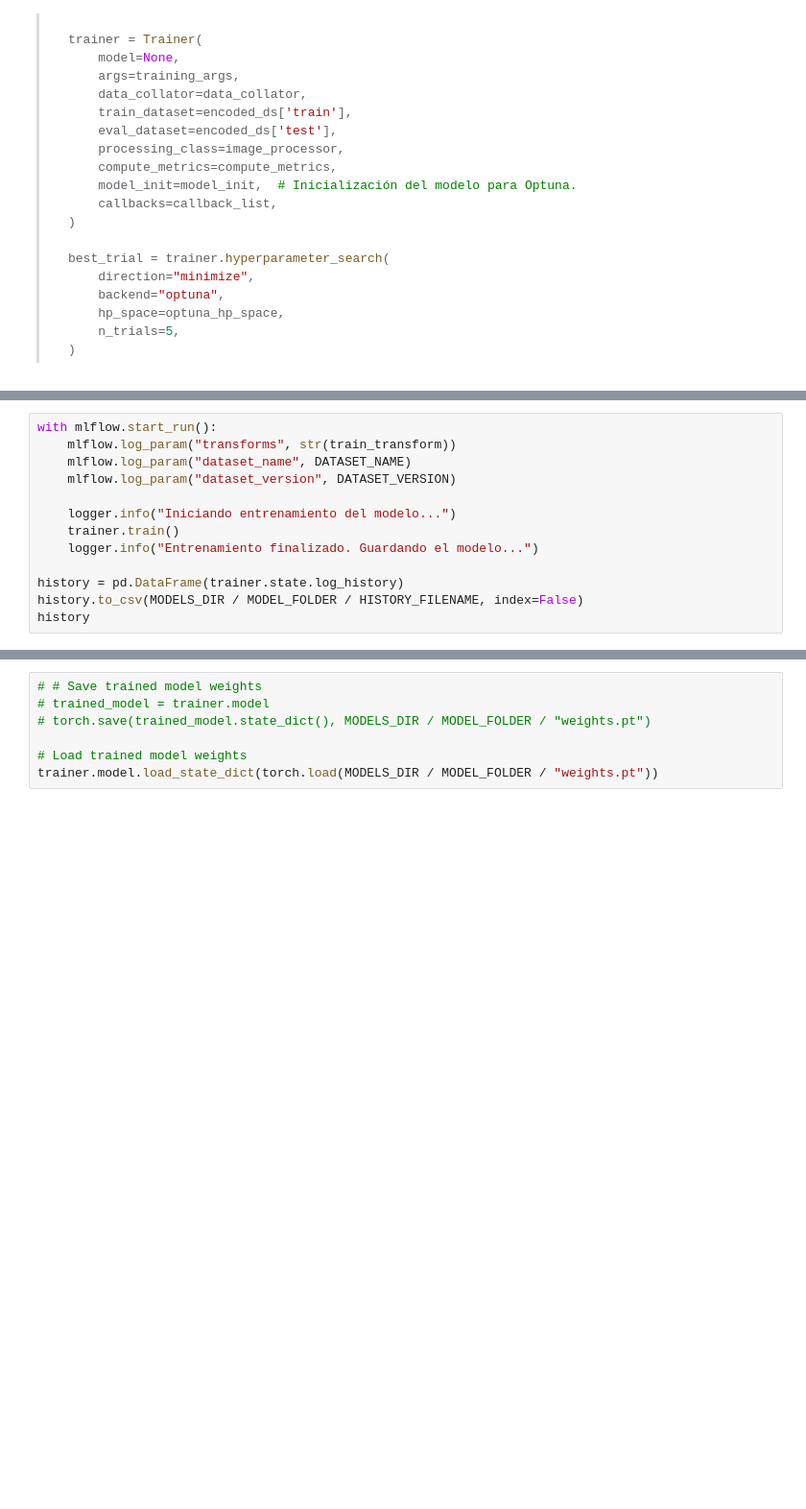
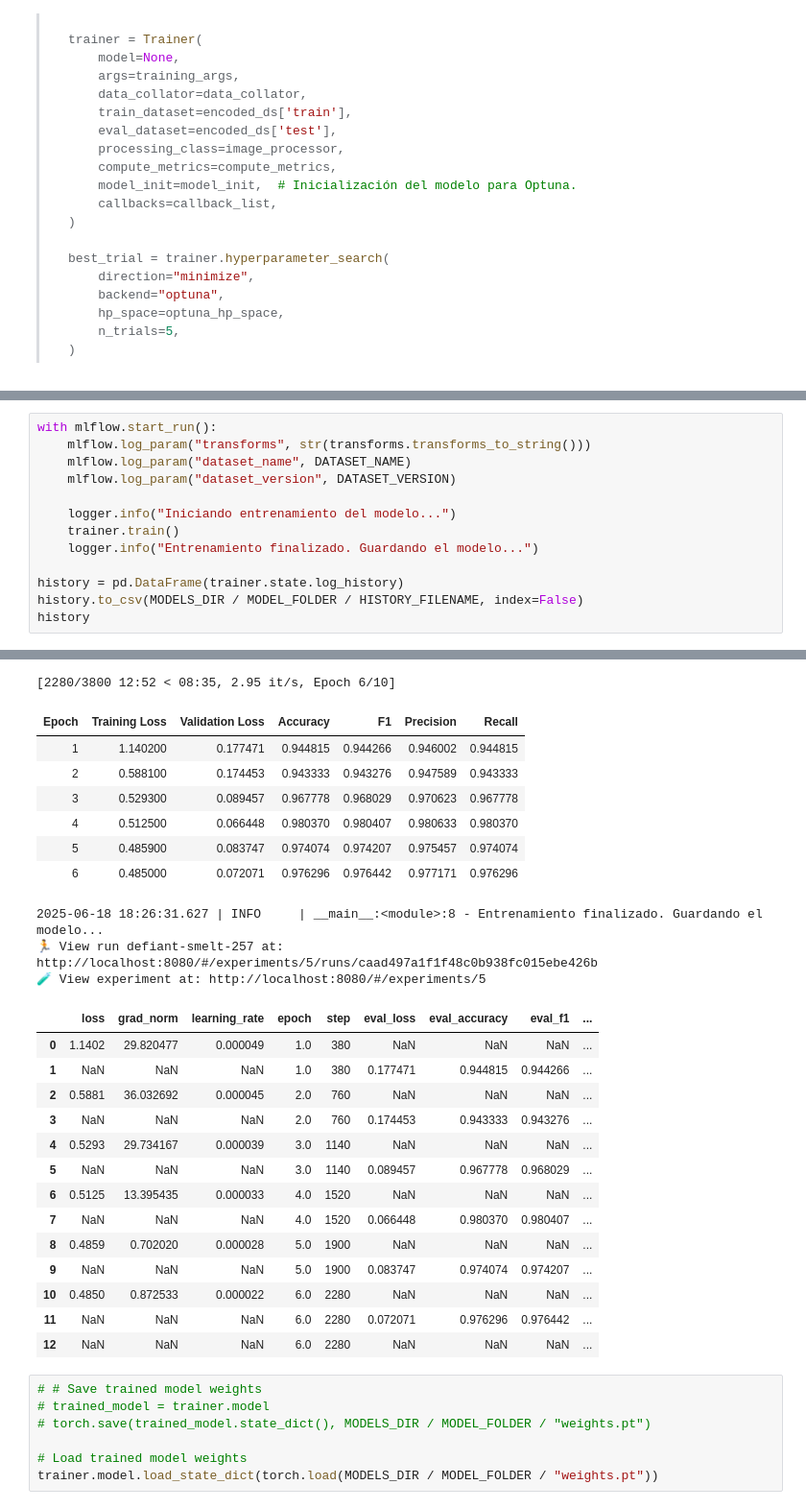
Before and after one commit to brunomaso1/vision-transformer, a Jupyter notebook: notebooks/3.02-cvt.ipynb, the cells around one changed output, grey strips where cells are left out. Shown at 96% size. Saved outputs shown, nothing was run; the diff lists cells and outputs as text; blank space fills up the shorter version.

```diff
--- a/notebooks/3.02-cvt.ipynb
+++ b/notebooks/3.02-cvt.ipynb
@@ -568,6 +524,6 @@ trainer = Trainer(
 # %%
 with mlflow.start_run():
-    mlflow.log_param("transforms", str(train_transform))
+    mlflow.log_param("transforms", str(transforms.transforms_to_string()))
     mlflow.log_param("dataset_name", DATASET_NAME)
     mlflow.log_param("dataset_version", DATASET_VERSION)
 
@@ -578,3 +534,4 @@ with mlflow.start_run():
 history = pd.DataFrame(trainer.state.log_history)
 history.to_csv(MODELS_DIR / MODEL_FOLDER / HISTORY_FILENAME, index=False)
 history
+# %% [output]
@@ -581,3 +539,28 @@ history
+[2280/3800 12:52 < 08:35, 2.95 it/s, Epoch 6/10]
+| Epoch | Training Loss | Validation Loss | Accuracy | F1 | Precision | Recall |
+| 1 | 1.140200 | 0.177471 | 0.944815 | 0.944266 | 0.946002 | 0.944815 |
+| 2 | 0.588100 | 0.174453 | 0.943333 | 0.943276 | 0.947589 | 0.943333 |
+| 3 | 0.529300 | 0.089457 | 0.967778 | 0.968029 | 0.970623 | 0.967778 |
+| 4 | 0.512500 | 0.066448 | 0.980370 | 0.980407 | 0.980633 | 0.980370 |
+| 5 | 0.485900 | 0.083747 | 0.974074 | 0.974207 | 0.975457 | 0.974074 |
+| 6 | 0.485000 | 0.072071 | 0.976296 | 0.976442 | 0.977171 | 0.976296 |
+2025-06-18 18:26:31.627 | INFO     | __main__:<module>:8 - Entrenamiento finalizado. Guardando el modelo...
+🏃 View run defiant-smelt-257 at: http://localhost:8080/#/experiments/5/runs/caad497a1f1f48c0b938fc015ebe426b
+🧪 View experiment at: http://localhost:8080/#/experiments/5
+|  | loss | grad_norm | learning_rate | epoch | step | eval_loss | eval_accuracy | eval_f1 | ... |
+| 0 | 1.1402 | 29.820477 | 0.000049 | 1.0 | 380 | NaN | NaN | NaN | ... |
+| 1 | NaN | NaN | NaN | 1.0 | 380 | 0.177471 | 0.944815 | 0.944266 | ... |
+| 2 | 0.5881 | 36.032692 | 0.000045 | 2.0 | 760 | NaN | NaN | NaN | ... |
+| 3 | NaN | NaN | NaN | 2.0 | 760 | 0.174453 | 0.943333 | 0.943276 | ... |
+| 4 | 0.5293 | 29.734167 | 0.000039 | 3.0 | 1140 | NaN | NaN | NaN | ... |
+| 5 | NaN | NaN | NaN | 3.0 | 1140 | 0.089457 | 0.967778 | 0.968029 | ... |
+| 6 | 0.5125 | 13.395435 | 0.000033 | 4.0 | 1520 | NaN | NaN | NaN | ... |
+| 7 | NaN | NaN | NaN | 4.0 | 1520 | 0.066448 | 0.980370 | 0.980407 | ... |
+| 8 | 0.4859 | 0.702020 | 0.000028 | 5.0 | 1900 | NaN | NaN | NaN | ... |
+| 9 | NaN | NaN | NaN | 5.0 | 1900 | 0.083747 | 0.974074 | 0.974207 | ... |
+| 10 | 0.4850 | 0.872533 | 0.000022 | 6.0 | 2280 | NaN | NaN | NaN | ... |
+| 11 | NaN | NaN | NaN | 6.0 | 2280 | 0.072071 | 0.976296 | 0.976442 | ... |
+| 12 | NaN | NaN | NaN | 6.0 | 2280 | NaN | NaN | NaN | ... |
 # %%
 # # Save trained model weights
 # trained_model = trainer.model
```
Also changed, not shown: parts of 13 cells of this notebook, 39 other files.
